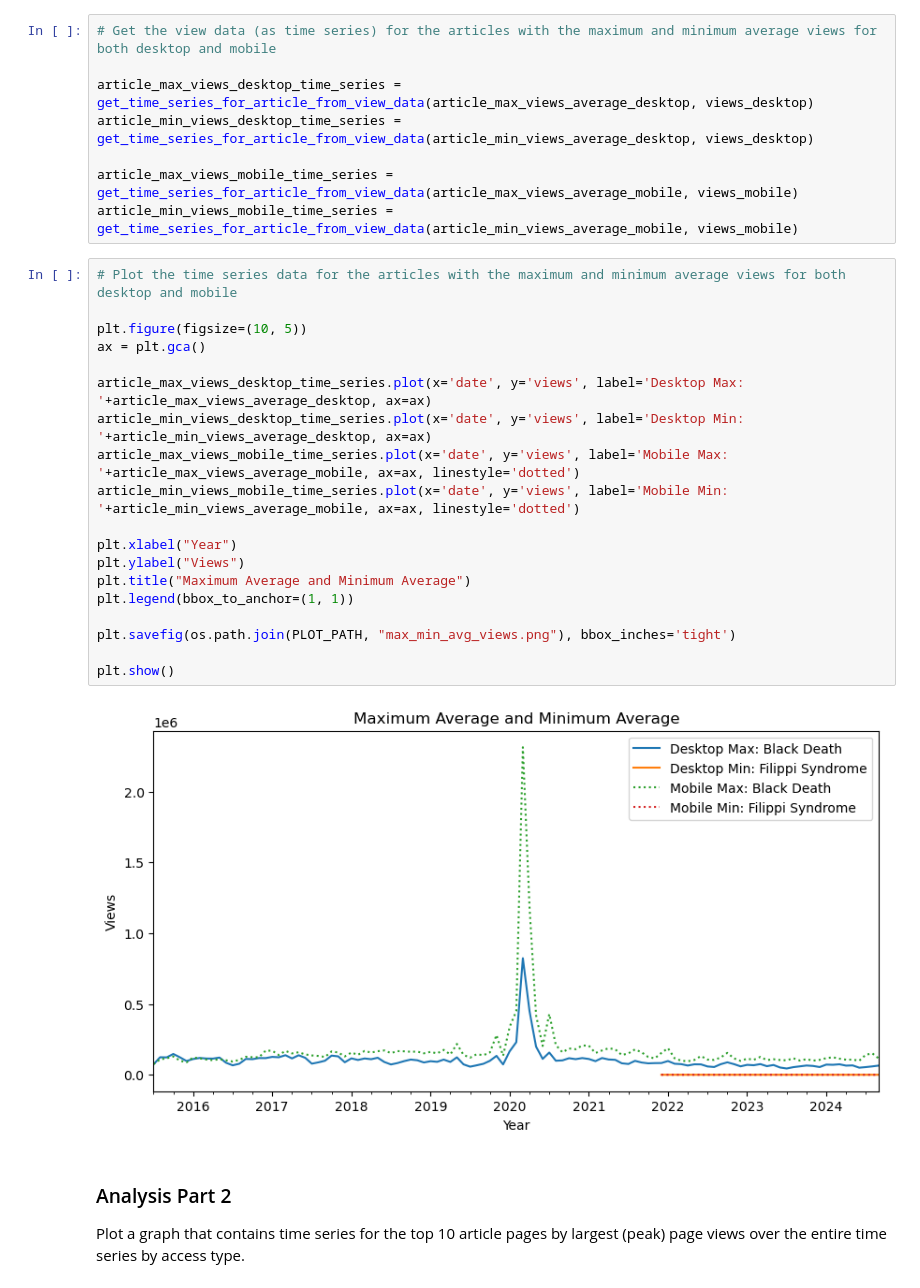
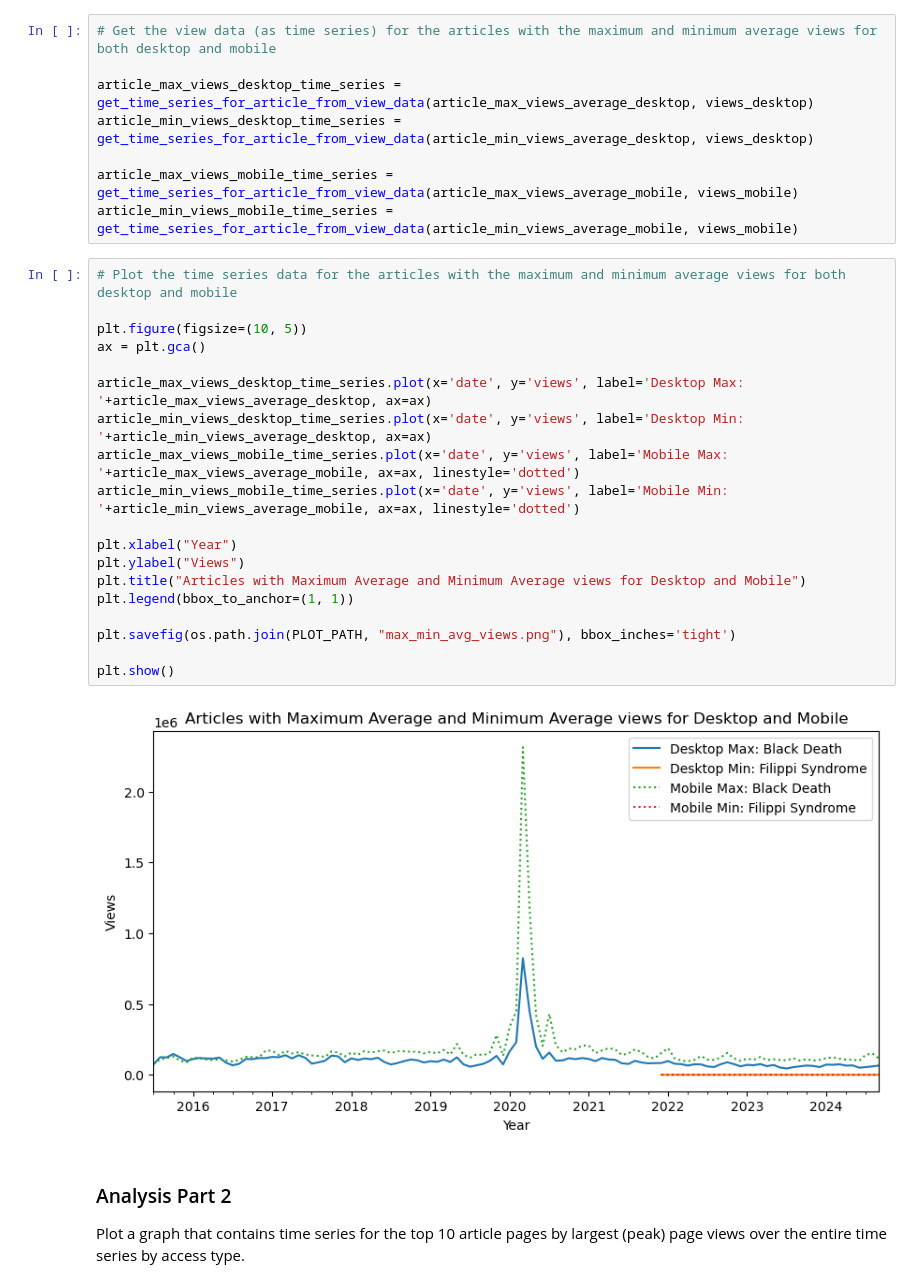
Before and after one commit to himanshunaidu/data512, a Jupyter notebook: week1/wp_rare_disease_article_views.ipynb, the cells around one changed output. Cells and saved outputs as stored; diff of their text form.

Commit message:
Fix titles and legends for plots

```diff
--- a/week1/wp_rare_disease_article_views.ipynb
+++ b/week1/wp_rare_disease_article_views.ipynb
@@ -424,24 +424,24 @@ article_min_views_mobile_time_series = get_time_series_for_article_from_view_dat
 # %%
 # Plot the time series data for the articles with the maximum and minimum average views for both desktop and mobile
 
 plt.figure(figsize=(10, 5))
 ax = plt.gca()
 
 article_max_views_desktop_time_series.plot(x='date', y='views', label='Desktop Max: '+article_max_views_average_desktop, ax=ax)
 article_min_views_desktop_time_series.plot(x='date', y='views', label='Desktop Min: '+article_min_views_average_desktop, ax=ax)
 article_max_views_mobile_time_series.plot(x='date', y='views', label='Mobile Max: '+article_max_views_average_mobile, ax=ax, linestyle='dotted')
 article_min_views_mobile_time_series.plot(x='date', y='views', label='Mobile Min: '+article_min_views_average_mobile, ax=ax, linestyle='dotted')
 
 plt.xlabel("Year")
 plt.ylabel("Views")
-plt.title("Maximum Average and Minimum Average")
+plt.title("Articles with Maximum Average and Minimum Average views for Desktop and Mobile")
 plt.legend(bbox_to_anchor=(1, 1))
 
 plt.savefig(os.path.join(PLOT_PATH, "max_min_avg_views.png"), bbox_inches='tight')
 
 plt.show()
 # %% [output]
-[figure, old version]
+[figure, new version]
 # %% [markdown]
 ### Analysis Part 2
 
```
Also changed, not shown: parts of 2 cells of this notebook, 3 other files.
